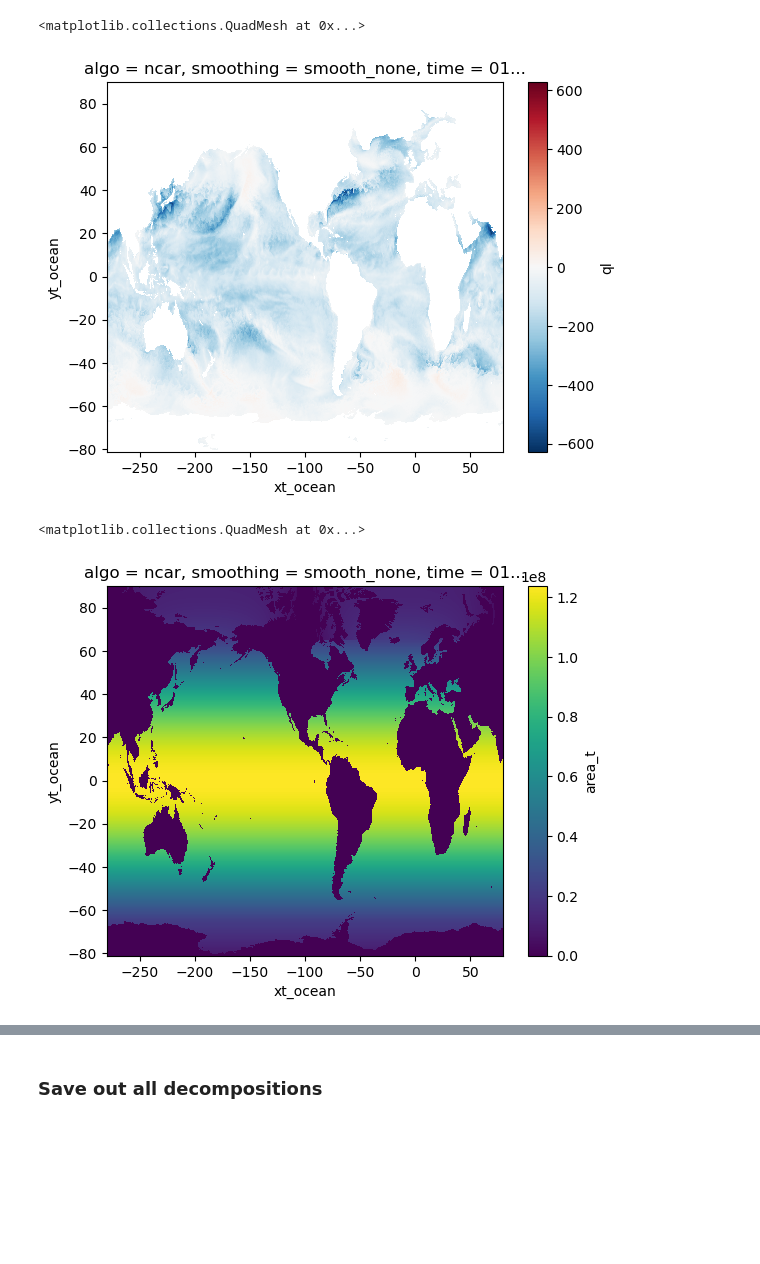
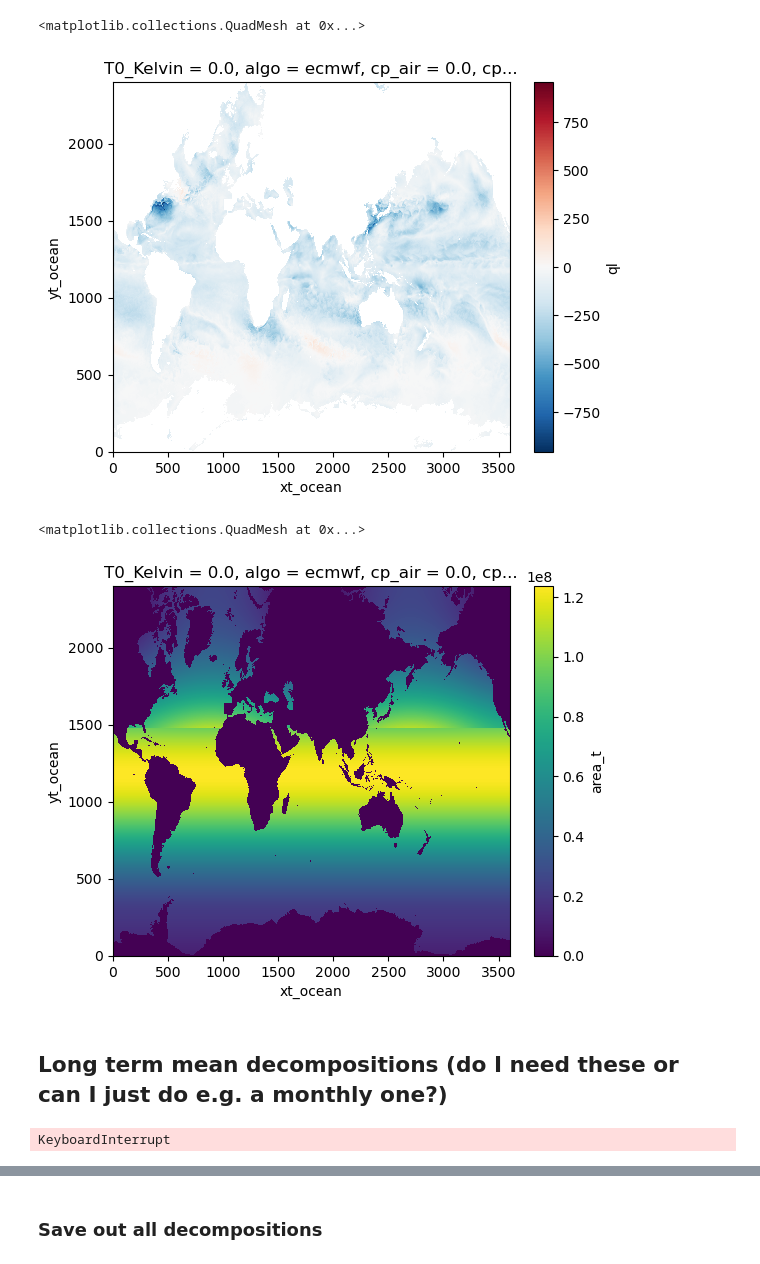
Before and after one commit to ocean-transport/scale-aware-air-sea, a Jupyter notebook: pipeline/step_3_cm26_decompose_small_scale_signal.ipynb, the cells around one changed output, grey strips where cells are left out. Cells and saved outputs as stored; diff of their text form; code cells hidden in the pictures; blank space fills up the shorter version.

```diff
--- a/pipeline/step_3_cm26_decompose_small_scale_signal.ipynb
+++ b/pipeline/step_3_cm26_decompose_small_scale_signal.ipynb
@@ -49,18 +47,19 @@ fs = gcsfs.GCSFileSystem()
 
 # load global parameters
 params = get_params('v1.0.0', test=False)
+models = params['paths'].keys()
 
-mapper_filter_fluxes = fs.get_mapper(params['paths']['CM26']['filter_fluxes'])
-mapper_coarse_fluxes = fs.get_mapper(params['paths']['CM26']['coarse_fluxes'])
+# mapper_filter_fluxes = fs.get_mapper(params['paths']['CM26']['filter_fluxes'])
+# mapper_coarse_fluxes = fs.get_mapper(params['paths']['CM26']['coarse_fluxes'])
 
-mapper_filter_flux_decomposition_monthly = fs.get_mapper(params['paths']['CM26']['filter_decomposition_monthly'])
-mapper_coarse_flux_decomposition_monthly = fs.get_mapper(params['paths']['CM26']['coarse_decomposition_monthly'])
+# mapper_filter_flux_decomposition_monthly = fs.get_mapper(params['paths']['CM26']['filter_decomposition_monthly'])
+# mapper_coarse_flux_decomposition_monthly = fs.get_mapper(params['paths']['CM26']['coarse_decomposition_monthly'])
 
-mapper_filter_flux_decomposition_daily = fs.get_mapper(params['paths']['CM26']['filter_decomposition_daily'])
-mapper_coarse_flux_decomposition_daily = fs.get_mapper(params['paths']['CM26']['coarse_decomposition_daily'])
-mapper_filter_flux_decomposition_daily_appendix = fs.get_mapper(params['paths']['CM26']['filter_decomposition_daily_appendix'])
+# mapper_filter_flux_decomposition_daily = fs.get_mapper(params['paths']['CM26']['filter_decomposition_daily'])
+# mapper_coarse_flux_decomposition_daily = fs.get_mapper(params['paths']['CM26']['coarse_decomposition_daily'])
+# mapper_filter_flux_decomposition_daily_appendix = fs.get_mapper(params['paths']['CM26']['filter_decomposition_daily_appendix'])
 
-mapper_filter_flux_decomposition_mean = fs.get_mapper(params['paths']['CM26']['filter_decomposition_mean'])
-mapper_coarse_flux_decomposition_mean = fs.get_mapper(params['paths']['CM26']['coarse_decomposition_mean'])
+# mapper_filter_flux_decomposition_mean = fs.get_mapper(params['paths']['CM26']['filter_decomposition_mean'])
+# mapper_coarse_flux_decomposition_mean = fs.get_mapper(params['paths']['CM26']['coarse_decomposition_mean'])
 # %%
 # new scale separation
@@ -179,10 +141,17 @@ ds_filter_fluxes = ds_filter_fluxes.where(abs(ds_ice_mask.melt).reset_coords(dro
+# %%
+ds_filter_fluxes_prod_dict = {model:open_zarr(params['paths'][model]['filter_fluxes_prod']) for model in models}
+ds_filter_fluxes_appendix_dict = {model:open_zarr(params['paths'][model]['filter_fluxes_appendix']) for model in models}
+ds_coarse_fluxes_prod_dict = {model:open_zarr(params['paths'][model]['coarse_fluxes_prod']) for model in models}
+ds_coarse_fluxes_appendix_dict = {model:open_zarr(params['paths'][model]['coarse_fluxes_appendix']) for model in models}
 # %%
-ds_filter_fluxes.isel(time=0, algo=0, smoothing=0).ql.plot()
+ds_filter_fluxes_prod_dict['CESM'].isel(time=0, algo=0, smoothing=0).ql.plot()
 # %% [output]
 <matplotlib.collections.QuadMesh at 0x...>
-[figure, old version]
+[figure, new version]
 # %%
-ds_filter_fluxes.isel(time=0, algo=0, smoothing=0).area_t.plot()
+ds_filter_fluxes_prod_dict['CESM'].isel(time=0, algo=0, smoothing=0).area_t.plot()
 # %% [output]
 <matplotlib.collections.QuadMesh at 0x...>
-[figure, old version]
+[figure, new version]
+# %% [markdown]
+## Long term mean decompositions (do I need these or can I just do e.g. a monthly one?)
@@ -188,0 +163,8 @@ ds_filter_fluxes.isel(time=0, algo=0, smoothing=0).area_t.plot()
+# %%
+# terms = ['Q_star_star', 'Q_star_star_ocean', 'Q_star_star_atmos']
+# ds_filter_decomp_prod_mean_dict = {model: decomposition_filter(ds).sel(term=terms) for model,ds in ds_filter_fluxes_prod_mean_dict.items()}
+
+terms = ['Q_star_star', 'Q_star_star_ocean', 'Q_star_star_atmos', 'Q_star_star_vel', 'Q_star_star_tracer']
+ds_filter_decomp_appendix_mean_dict = {model: decomposition_filter(ds).sel(term=terms) for model,ds in ds_filter_fluxes_appendix_mean_dict.items()}
+# %% [output]
+KeyboardInterrupt
```
Also changed, not shown: parts of 13 cells of this notebook, 1 other file.
